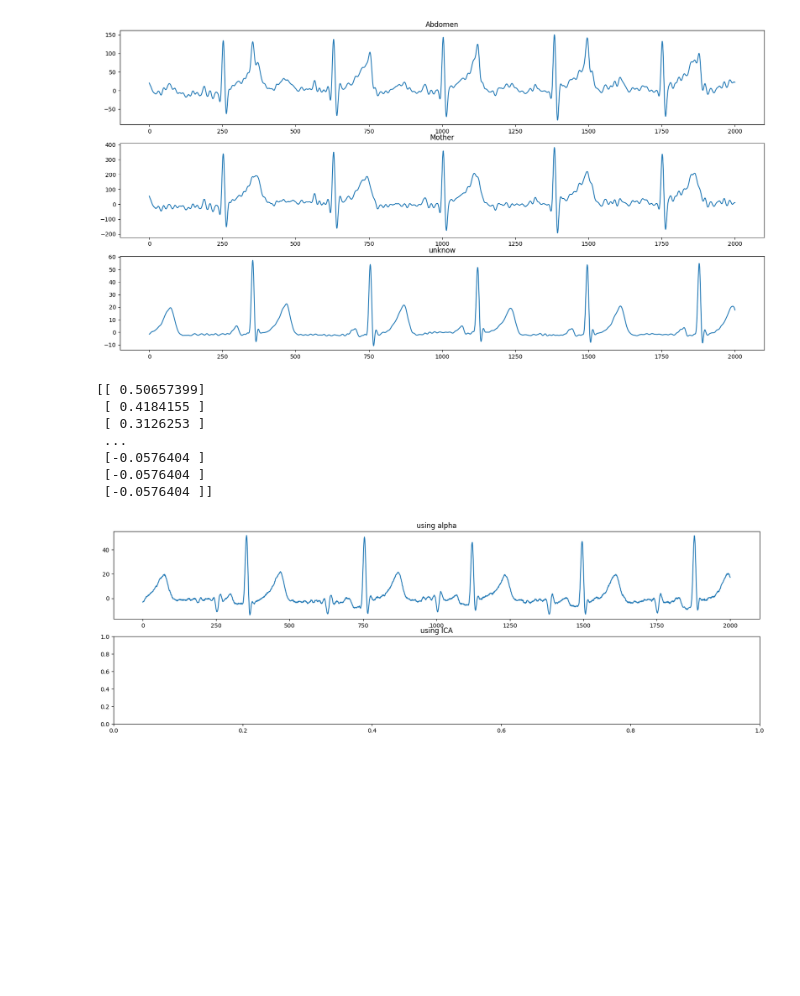
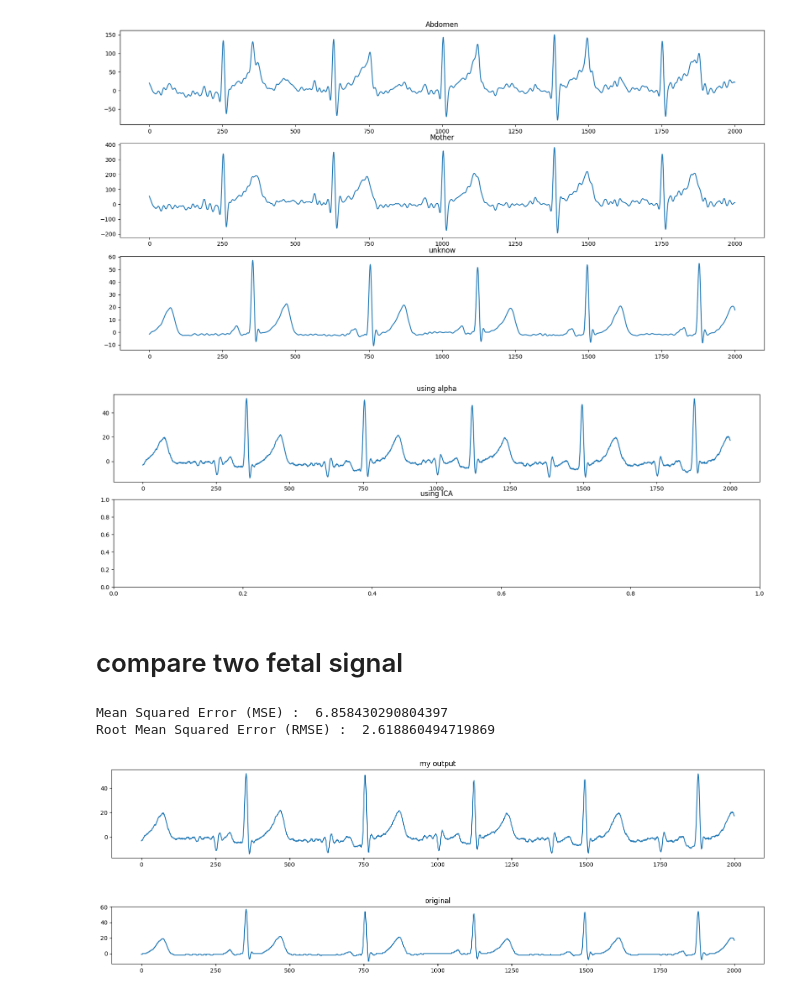
Before and after one commit to Amirreza-Zeraati/fetal_ECG, a Jupyter notebook: ECG.ipynb, the cells around one changed output. Cells and saved outputs as stored; diff of their text form; code cells hidden in the pictures; blank space fills up the shorter version.

```diff
--- a/ECG.ipynb
+++ b/ECG.ipynb
@@ -44,29 +44,47 @@ plt.show()
 # %%
 mother = np.asarray([[int(i)] for i in mother])
 abdomen = np.asarray([[int(j)] for j in abdomen])
+unknow = np.asarray([[int(k)] for k in unknow])
 # %%
 plt.figure(figsize=(20, 6))
 
 plt.subplot(2, 1, 1)
 plt.title('using alpha')
 alpha = np.divide(np.dot(mother.T, abdomen), (np.dot(mother.T, mother)))
-fetal_1 = abdomen - (alpha * mother)
-plt.plot(time, fetal_1)
+fetal = abdomen - (alpha * mother)
+plt.plot(time, fetal)
 
+
+#working on it ...
 plt.subplot(2, 1, 2)
 plt.title('using ICA')
 maternal_ecg = np.vstack((mother, abdomen))
 ica = FastICA(n_components=2)
 sources = ica.fit_transform(maternal_ecg)
-print(sources)
 
 plt.show()
 # %% [output]
-[[ 0.50657399]
- [ 0.4184155 ]
- [ 0.3126253 ]
- ...
- [-0.0576404 ]
- [-0.0576404 ]
- [-0.0576404 ]]
 [figure]
+# %% [markdown]
+# compare two fetal signal
+# %%
+plt.figure(figsize=(20, 6))
+
+mse = np.mean((unknow - fetal) ** 2)
+print('Mean Squared Error (MSE) : ', mse )
+rmse = np.sqrt(mse)
+print('Root Mean Squared Error (RMSE) : ', rmse)
+
+plt.subplot(2, 1, 1)
+plt.title('my output')
+plt.plot(time, fetal)
+
+plt.subplot(3, 1, 3)
+plt.plot(time, unknow)
+plt.title('original')
+
+plt.show()
+# %% [output]
+Mean Squared Error (MSE) :  6.858430290804397
+Root Mean Squared Error (RMSE) :  2.618860494719869
+[figure, added]
```
